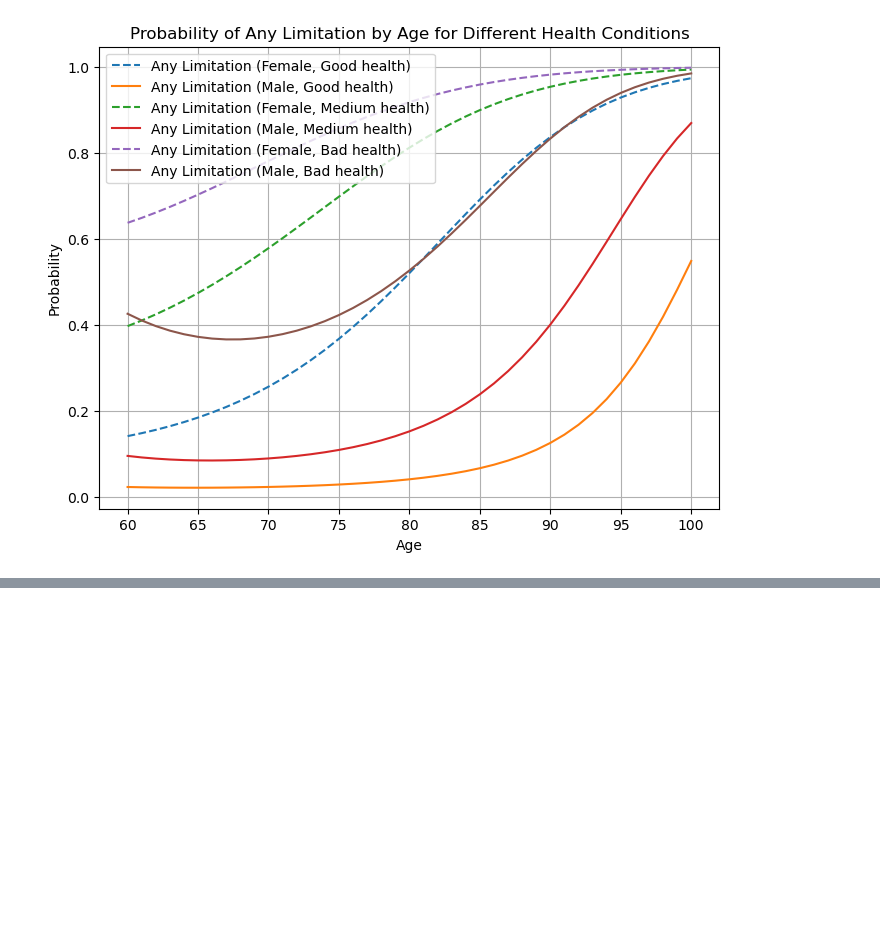
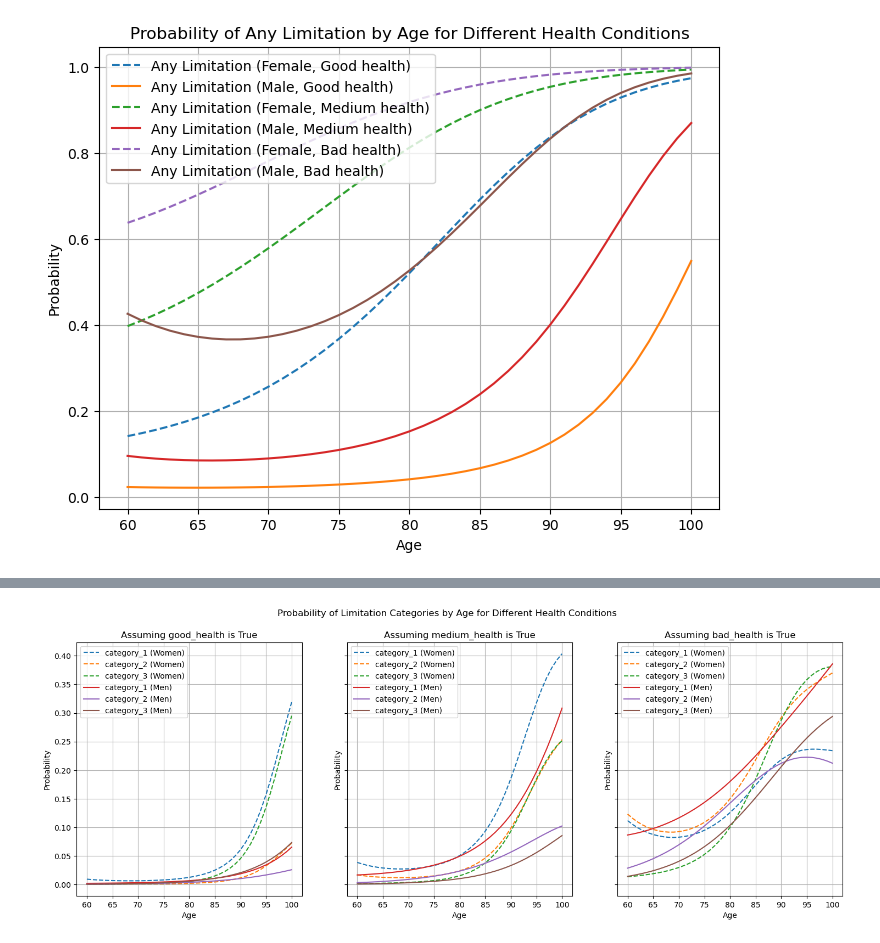
Before and after one commit to segsell/caregiving, a Jupyter notebook: src/sandbox/limitations_with_adl.ipynb, the cells around one changed output, grey strips where cells are left out. Cells and saved outputs as stored; diff of their text form; code cells hidden in the pictures; blank space fills up the shorter version.

```diff
--- a/src/sandbox/limitations_with_adl.ipynb
+++ b/src/sandbox/limitations_with_adl.ipynb
@@ -139,0 +302,4 @@ plot_any_limitation_probability(coeffs_female, coeffs_male, ages)
+# %%
+plot_probabilities_by_health(coeffs_women, coeffs_men, ages)
+# %% [output]
+[figure, added]
```
Also changed, not shown: parts of 5 cells of this notebook, 2 other files.
